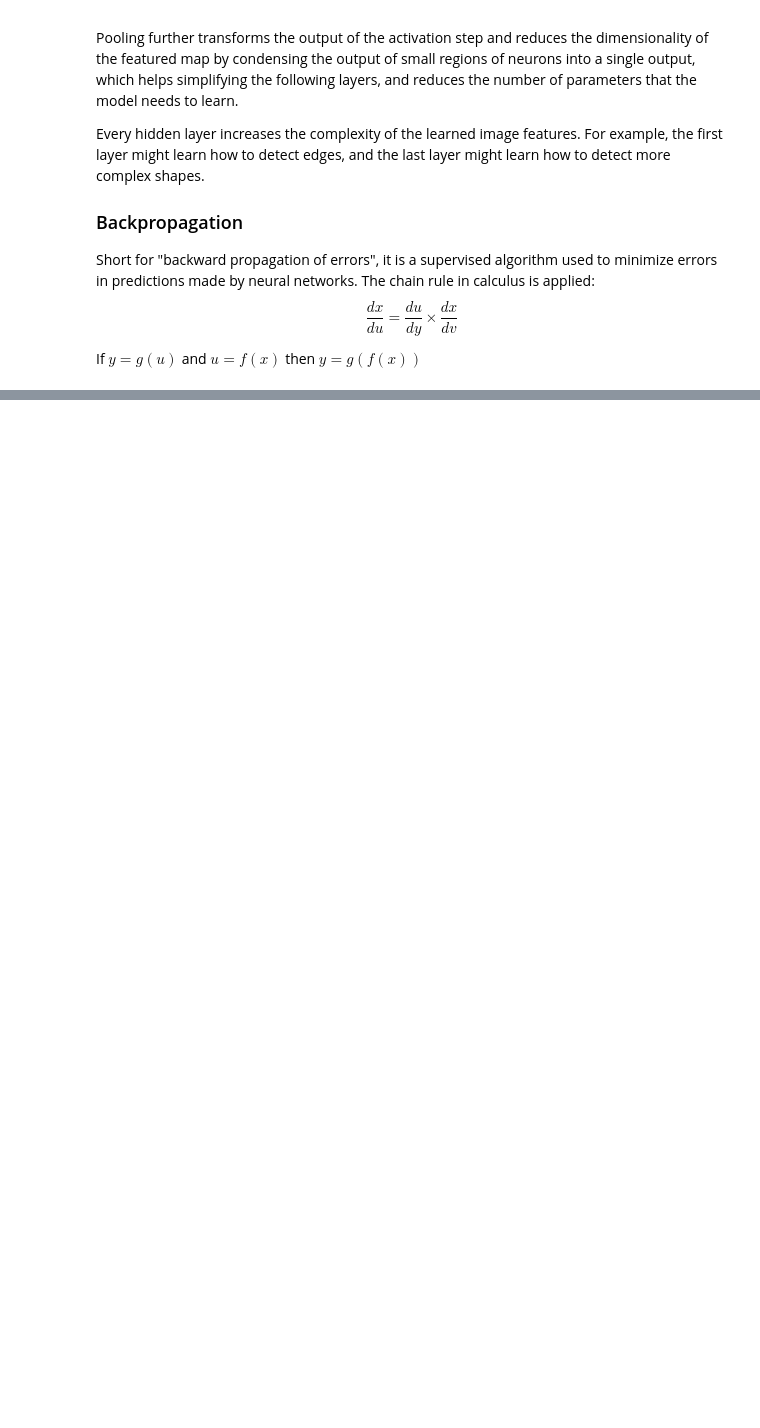
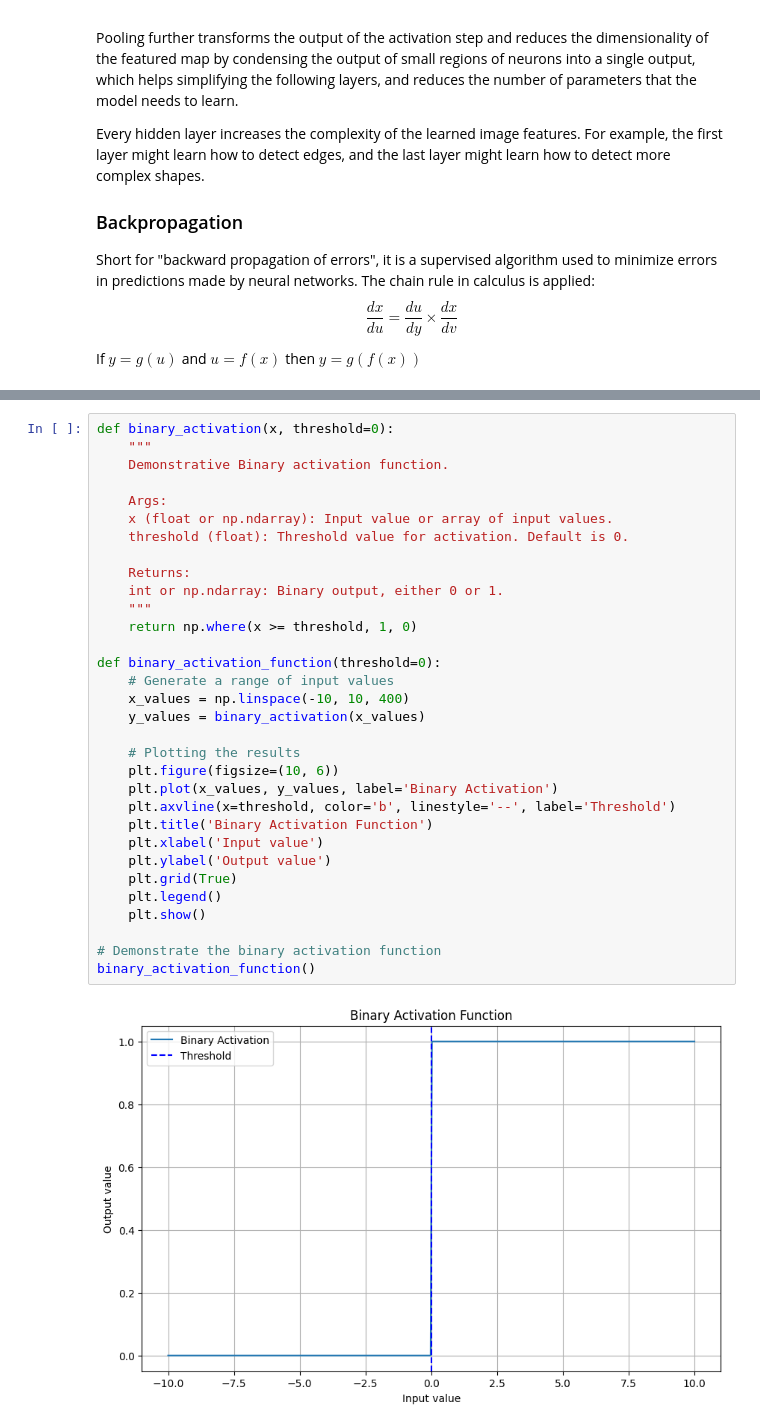
Before and after one commit to lenigovi/ComputerVisionSkills, a Jupyter notebook: 5_DeepLearningforVision.ipynb, the cells around one changed output, grey strips where cells are left out. Drawn from its saved outputs; the diff is of its cells as text; blank space fills up the shorter version.

Commit message:
binary activation function

```diff
--- a/5_DeepLearningforVision.ipynb
+++ b/5_DeepLearningforVision.ipynb
@@ -35,0 +51,34 @@ If $y=g(u)$ and $u=f(x)$ then $y=g(f(x))$
+# %%
+def binary_activation(x, threshold=0):
+    """
+    Demonstrative Binary activation function.
+
+    Args:
+    x (float or np.ndarray): Input value or array of input values.
+    threshold (float): Threshold value for activation. Default is 0.
+
+    Returns:
+    int or np.ndarray: Binary output, either 0 or 1.
+    """
+    return np.where(x >= threshold, 1, 0)
+
+def binary_activation_function(threshold=0):
+    # Generate a range of input values
+    x_values = np.linspace(-10, 10, 400)
+    y_values = binary_activation(x_values)
+
+    # Plotting the results
+    plt.figure(figsize=(10, 6))
+    plt.plot(x_values, y_values, label='Binary Activation')
+    plt.axvline(x=threshold, color='b', linestyle='--', label='Threshold')
+    plt.title('Binary Activation Function')
+    plt.xlabel('Input value')
+    plt.ylabel('Output value')
+    plt.grid(True)
+    plt.legend()
+    plt.show()
+
+# Demonstrate the binary activation function
+binary_activation_function()
+# %% [output]
+[figure, added]
```
Also changed, not shown: parts of 2 cells of this notebook.
